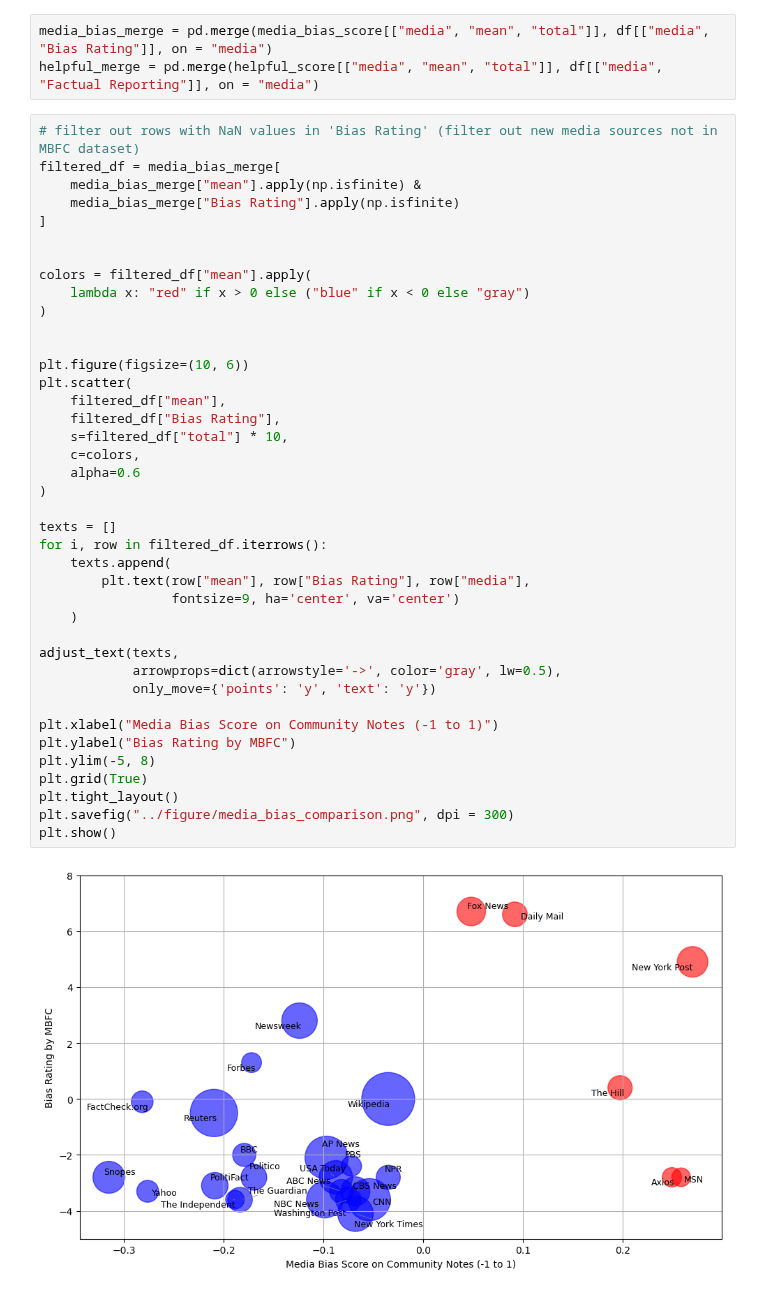
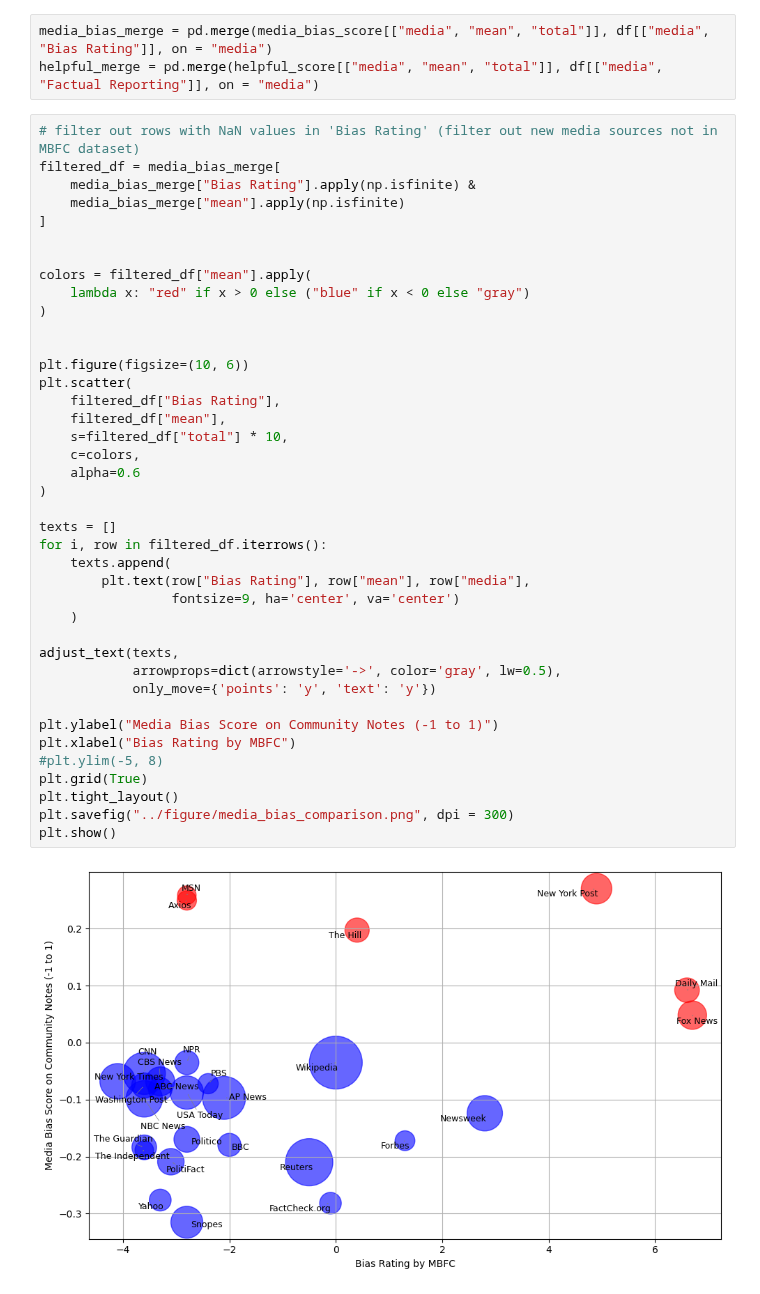
Before and after one commit to kminesaki/CommunityNotes-CiteNet, a Jupyter notebook: notebook/3_1_mbfc_comparison.ipynb, the cells around one changed output. Cells and saved outputs as stored; diff of their text form.

```diff
--- a/notebook/3_1_mbfc_comparison.ipynb
+++ b/notebook/3_1_mbfc_comparison.ipynb
@@ -100,42 +100,42 @@ helpful_merge = pd.merge(helpful_score[["media", "mean", "total"]], df[["media",
 # %%
 # filter out rows with NaN values in 'Bias Rating' (filter out new media sources not in MBFC dataset)
 filtered_df = media_bias_merge[
-    media_bias_merge["mean"].apply(np.isfinite) &
-    media_bias_merge["Bias Rating"].apply(np.isfinite)
+    media_bias_merge["Bias Rating"].apply(np.isfinite) &
+    media_bias_merge["mean"].apply(np.isfinite)
 ]
 
 
 colors = filtered_df["mean"].apply(
     lambda x: "red" if x > 0 else ("blue" if x < 0 else "gray")
 )
 
 
 plt.figure(figsize=(10, 6))
 plt.scatter(
+    filtered_df["Bias Rating"],
     filtered_df["mean"],
-    filtered_df["Bias Rating"],
     s=filtered_df["total"] * 10,
     c=colors,
     alpha=0.6
 )
 
 texts = []
 for i, row in filtered_df.iterrows():
     texts.append(
-        plt.text(row["mean"], row["Bias Rating"], row["media"],
+        plt.text(row["Bias Rating"], row["mean"], row["media"],
                  fontsize=9, ha='center', va='center')
     )
 
 adjust_text(texts,
             arrowprops=dict(arrowstyle='->', color='gray', lw=0.5),
             only_move={'points': 'y', 'text': 'y'})
 
-plt.xlabel("Media Bias Score on Community Notes (-1 to 1)")
-plt.ylabel("Bias Rating by MBFC")
-plt.ylim(-5, 8)
+plt.ylabel("Media Bias Score on Community Notes (-1 to 1)")
+plt.xlabel("Bias Rating by MBFC")
+#plt.ylim(-5, 8)
 plt.grid(True)
 plt.tight_layout()
 plt.savefig("../figure/media_bias_comparison.png", dpi = 300)
 plt.show()
 # %% [output]
-[figure, old version]
+[figure, new version]
```
Also changed, not shown: parts of 8 cells of this notebook.
